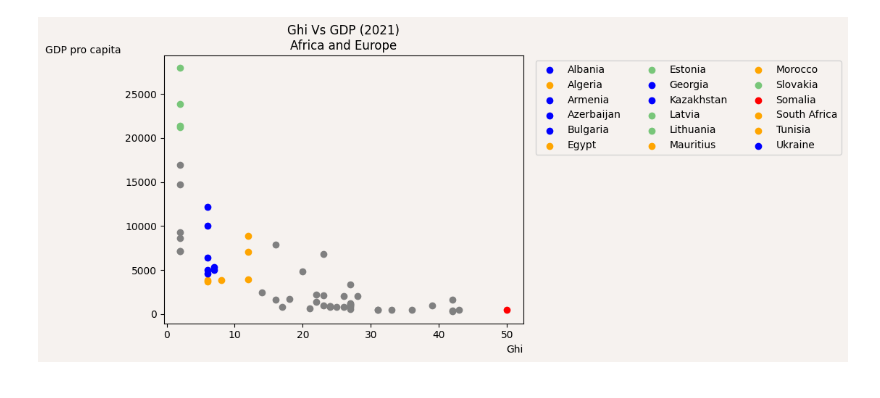
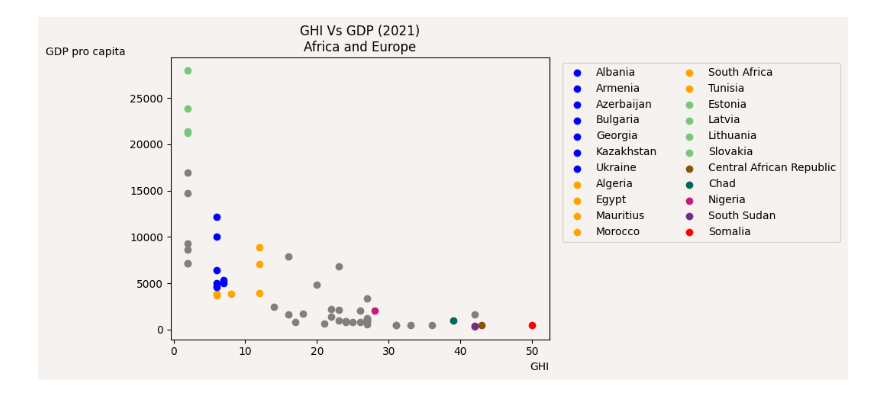
Before and after one commit to snohm/VS, a Jupyter notebook: Sorgenti/GhiVsGdp.ipynb, the cells around one changed output. Saved outputs shown, nothing was run; the diff lists cells and outputs as text; code cells hidden in the pictures.

Commit message:
Africa Vs Europa stati sovrapposti

```diff
--- a/Sorgenti/GhiVsGdp.ipynb
+++ b/Sorgenti/GhiVsGdp.ipynb
@@ -31,7 +31,9 @@ fGhi = open("/workspace/VS/DataSet/GlobalHungerIndex.csv", "r")
 graphColor = "#f6f2ef"
 plt.figure(facecolor = graphColor)
 plt.axes(facecolor = graphColor)
-
+list = ['Central African Republic', 'Chad', 'Nigeria', 'South Sudan']
+color = ['#8c510a', '#01665e', '#c51b7d', '#762a83']
+c = 0
 lGdp = fGdp.readline()
 elemGdp = lGdp.split(",")
 lGhi = fGhi.readline()
@@ -43,6 +45,7 @@ while lGdp != "" and lGhi != "":
                 break
             lGdp = fGdp.readline()
             elemGdp = lGdp.split(",")
+    #corregere range
         # selezione colore e se e quali label mettere a legenda, suddiviso per aspettativa di vita
         #if  int(float(elemGhi[3])) < 50:
         #    plt.scatter(int(float(elemGhi[3])), int(float(elemGdp[3])), label = elemGdp[0], color = "#f03b20")
@@ -72,43 +75,47 @@ while lGdp != "" and lGhi != "":
         #else:
         #    plt.scatter(int(float(elemGhi[3])), int(float(elemGdp[3])), color = 'gray')
         #
-
+    #
         # divide in europa e africa, ignora il resto
         #if elemGhi[0] in europe:
         #    plt.scatter(int(float(elemGhi[3])), int(float(elemGdp[3])), color = "blue")
         #elif elemGhi[0] in africa:
         #    plt.scatter(int(float(elemGhi[3])), int(float(elemGdp[3])), color = "orange")
         #
 
-        # evidenzia: gli stati europei ed aficani sovrapposti e gli stati con lifeExp sotto a 55
-        if (elemGhi[0] in europe or elemGhi[0] in africa) and (5 < int(float(elemGhi[3])) and int(float(elemGhi[3])) < 14):
+        # evidenzia gli stati europei ed aficani sovrapposti e gli stati con GHI sopra a 50, gdp sopra a 20000 e gli stati in analisi
+        if elemGhi[0] in list:
+            plt.scatter(int(float(elemGhi[3])), int(float(elemGdp[3])), label = elemGdp[0], color = color[c])
+            c = c+1
+        elif (elemGhi[0] in europe or elemGhi[0] in africa) and (5 < int(float(elemGhi[3])) and int(float(elemGhi[3])) < 14):
             if elemGhi[0] in europe:
                 plt.scatter(int(float(elemGhi[3])), int(float(elemGdp[3])), label = elemGdp[0], color = "blue")
             else:
                 plt.scatter(int(float(elemGhi[3])), int(float(elemGdp[3])), label = elemGdp[0], color = "orange")
         elif (elemGhi[0] in europe or elemGhi[0] in africa) and int(float(elemGhi[3])) > 48:
             plt.scatter(int(float(elemGhi[3])), int(float(elemGdp[3])), label = elemGdp[0], color = "red")
         elif (elemGhi[0] in europe or elemGhi[0] in africa) and int(float(elemGdp[3])) > 20000:
             plt.scatter(int(float(elemGhi[3])), int(float(elemGdp[3])), label = elemGdp[0], color = "#78c679")
         elif elemGhi[0] in europe or elemGhi[0] in africa:
             plt.scatter(int(float(elemGhi[3])), int(float(elemGdp[3])), color = 'gray')
         #
+
         lGhi = fGhi.readline()
         elemGhi = lGhi.split(",")
     else:
         lGhi = fGhi.readline()
         elemGhi = lGhi.split(",")
 fGdp.close()
 fGhi.close()
-#order = [0,2,3,4,5,6,11,12,13,14,17,19,22,23,24,26,29,1,7,10,16,18,20,28,8,9,15,21,27]
-#handles, labels = plt.gca().get_legend_handles_labels()
-#plt.legend([handles[i] for i in order], [labels[i] for i in order], ncol = 3, bbox_to_anchor=(1.02, 1), loc='upper left', facecolor = graphColor)
-plt.legend( ncol = 3, bbox_to_anchor=(1.02, 1), loc='upper left', facecolor = graphColor)
+order = [0,2,3,4,9,10,21,1,7,13,14,18,20,8,11,12,16,5,6,15,19,17]
+handles, labels = plt.gca().get_legend_handles_labels()
+plt.legend([handles[i] for i in order], [labels[i] for i in order], ncol = 2, bbox_to_anchor=(1.02, 1), loc='upper left', facecolor = graphColor)
+#plt.legend( ncol = 3, bbox_to_anchor=(1.02, 1), loc='upper left', facecolor = graphColor)
 
 #plt.legend(['Europa', 'Africa'] ,ncol = 1, bbox_to_anchor=(1.02, 1), loc='upper left', facecolor = graphColor)
-plt.title("Ghi Vs GDP (2021)\nAfrica and Europe")
-plt.xlabel("Ghi", loc='right')
+plt.title("GHI Vs GDP (2021)\nAfrica and Europe")
+plt.xlabel("GHI", loc='right')
 plt.ylabel("GDP pro capita", rotation='horizontal', loc = 'top')
 plt.show()
 # %% [output]
-[figure, old version]
+[figure, new version]
```
